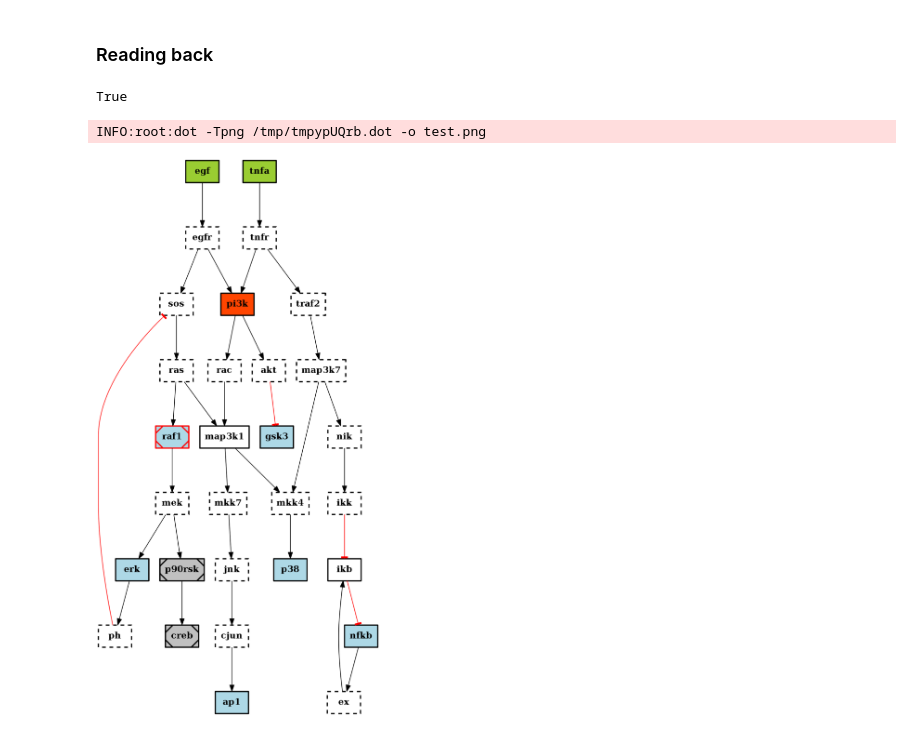
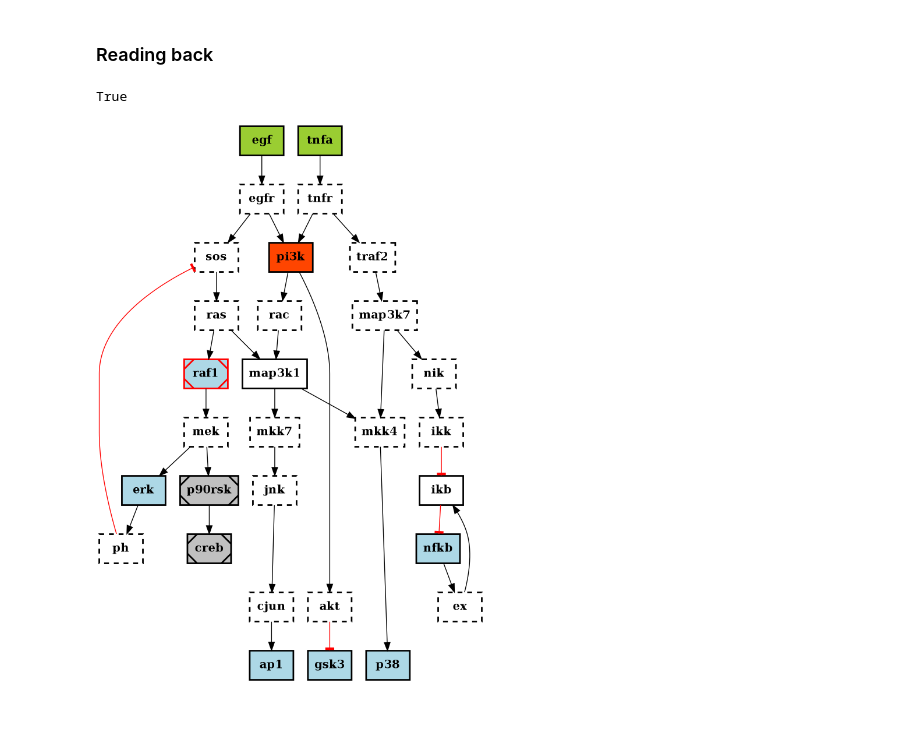
Before and after one commit to cellnopt/cellnopt, a Jupyter notebook: notebooks/io/SBMLqual examples.ipynb, the cells around one changed output. Saved outputs shown, nothing was run; the diff lists cells and outputs as text; code cells hidden in the pictures.

```diff
--- a/notebooks/io/SBMLqual examples.ipynb
+++ b/notebooks/io/SBMLqual examples.ipynb
@@ -60,16 +54,13 @@ c1.to_sbmlqual("PKN-ToyPB.xml")
 ### Reading back
 # %%
 c2 =  CNOGraph("PKN-ToyPB.xml", data)
-# %%
-c1 == c2
-# %% [output]
-True
-# %%
-#c2.plot()
-c.plot(show=False, filename='test.png')
-# %% [output]
-INFO:root:dot -Tpng /tmp/tmpypUQrb.dot -o test.png
-# %%
-Image('test.png', width=250)
-# %% [output]
-[figure, removed]
+# %%
+# check that the initial model is identical to the one
+# saved with to_sbmlqual
+c1 == c2
+# %% [output]
+True
+# %%
+c2.png
+# %% [output]
+[figure, added]
```
Also changed, not shown: parts of 4 cells of this notebook, 4 other files.
